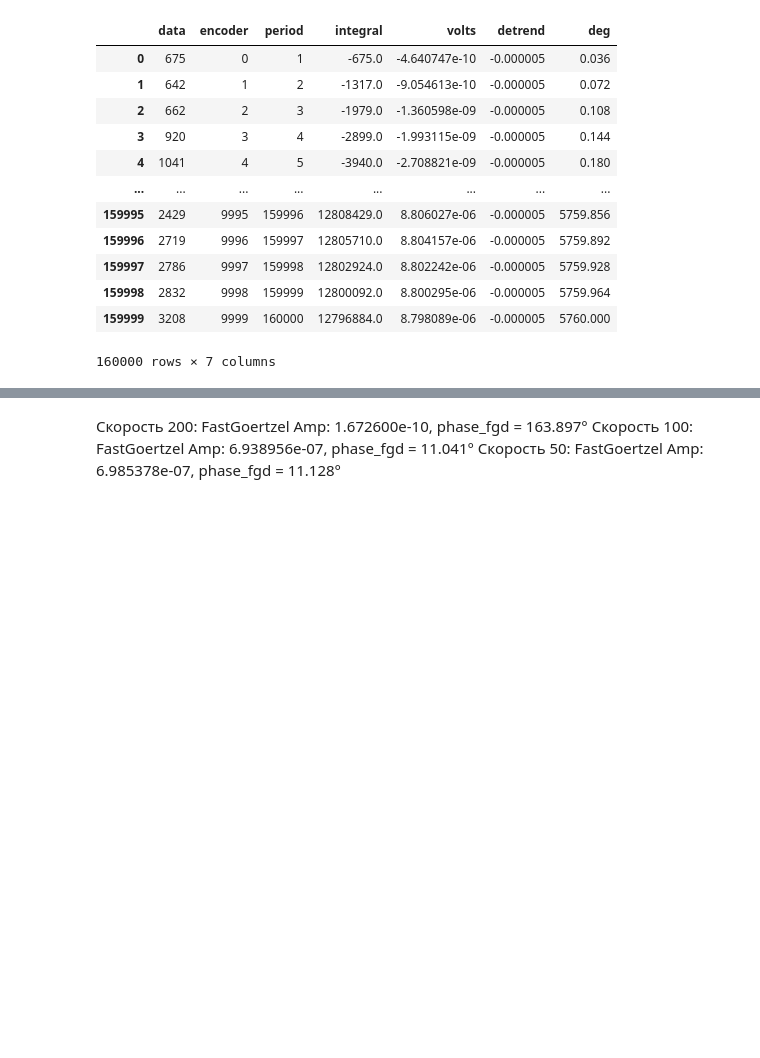
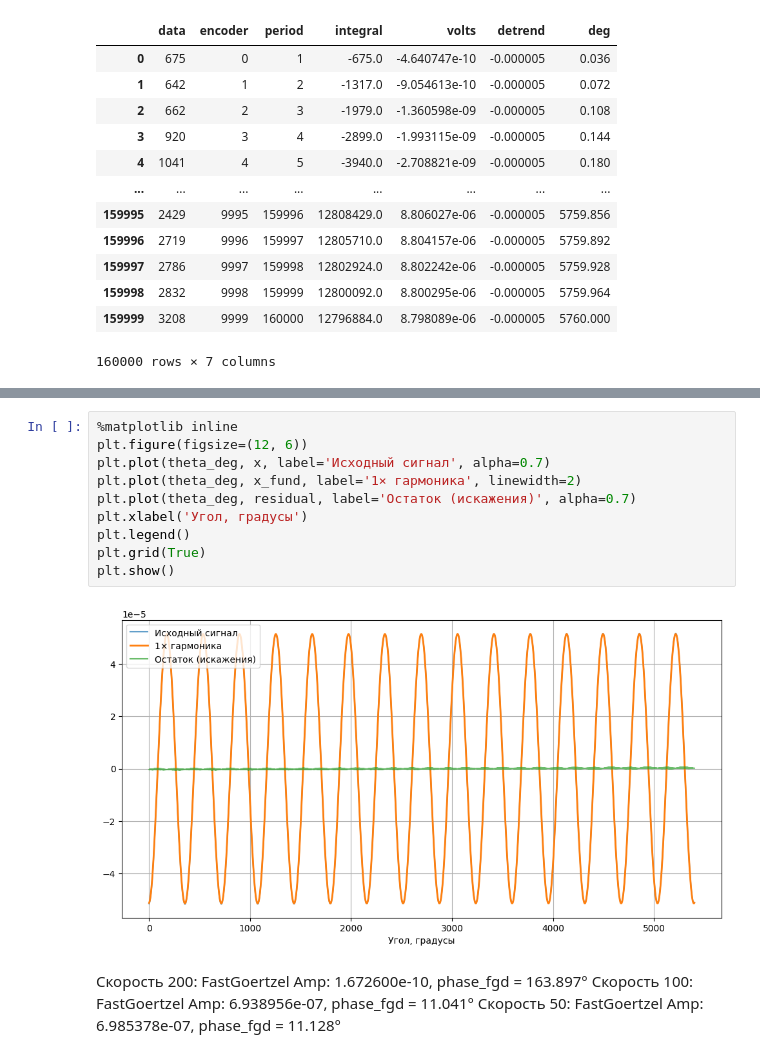
Before and after one commit to BuslaySt/Helmholz-Polymagnit, a Jupyter notebook: code/HarmData_fast.ipynb, the cells around one changed output, grey strips where cells are left out. Cells and saved outputs as stored; diff of their text form; blank space fills up the shorter version.

```diff
--- a/code/HarmData_fast.ipynb
+++ b/code/HarmData_fast.ipynb
@@ -245,3 +311,15 @@ FastGoertzel Amp: 3.098380e-10, phase_fgd = 240.931°
+# %%
+%matplotlib inline
+plt.figure(figsize=(12, 6))
+plt.plot(theta_deg, x, label='Исходный сигнал', alpha=0.7)
+plt.plot(theta_deg, x_fund, label='1× гармоника', linewidth=2)
+plt.plot(theta_deg, residual, label='Остаток (искажения)', alpha=0.7)
+plt.xlabel('Угол, градусы')
+plt.legend()
+plt.grid(True)
+plt.show()
+# %% [output]
+[figure, added]
 # %% [markdown]
 Скорость 200: FastGoertzel Amp: 1.672600e-10, phase_fgd = 163.897°
 Скорость 100: FastGoertzel Amp: 6.938956e-07, phase_fgd = 11.041°
```
Also changed, not shown: parts of 11 cells of this notebook.
